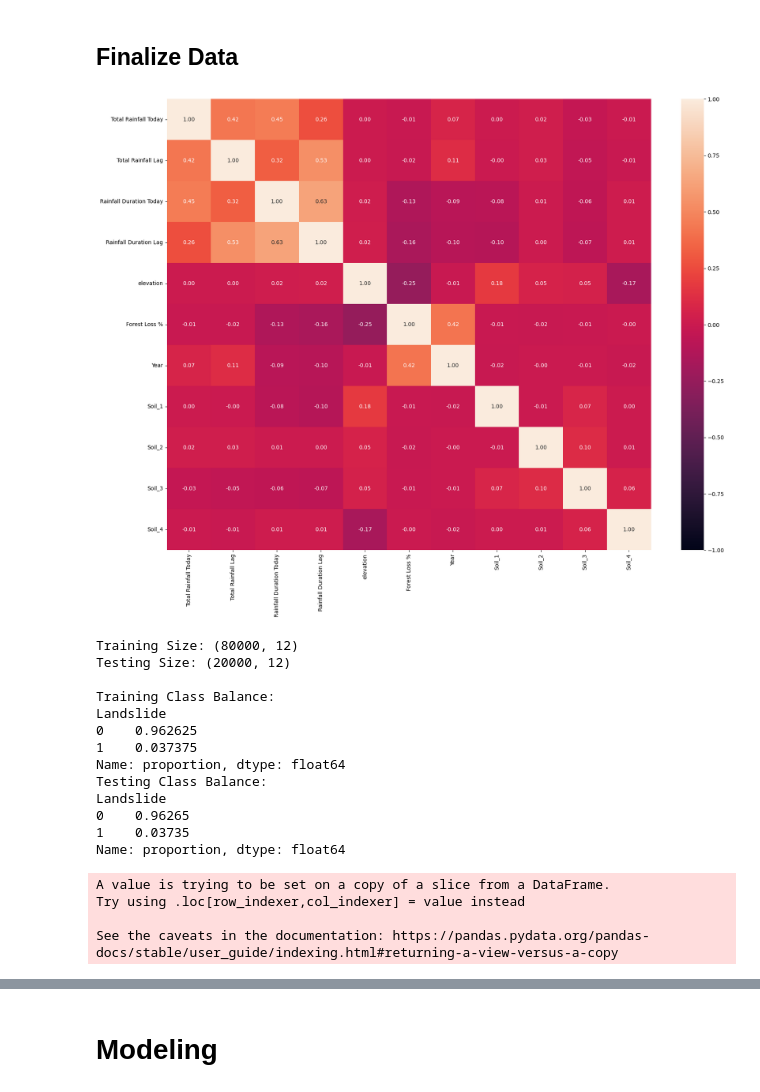
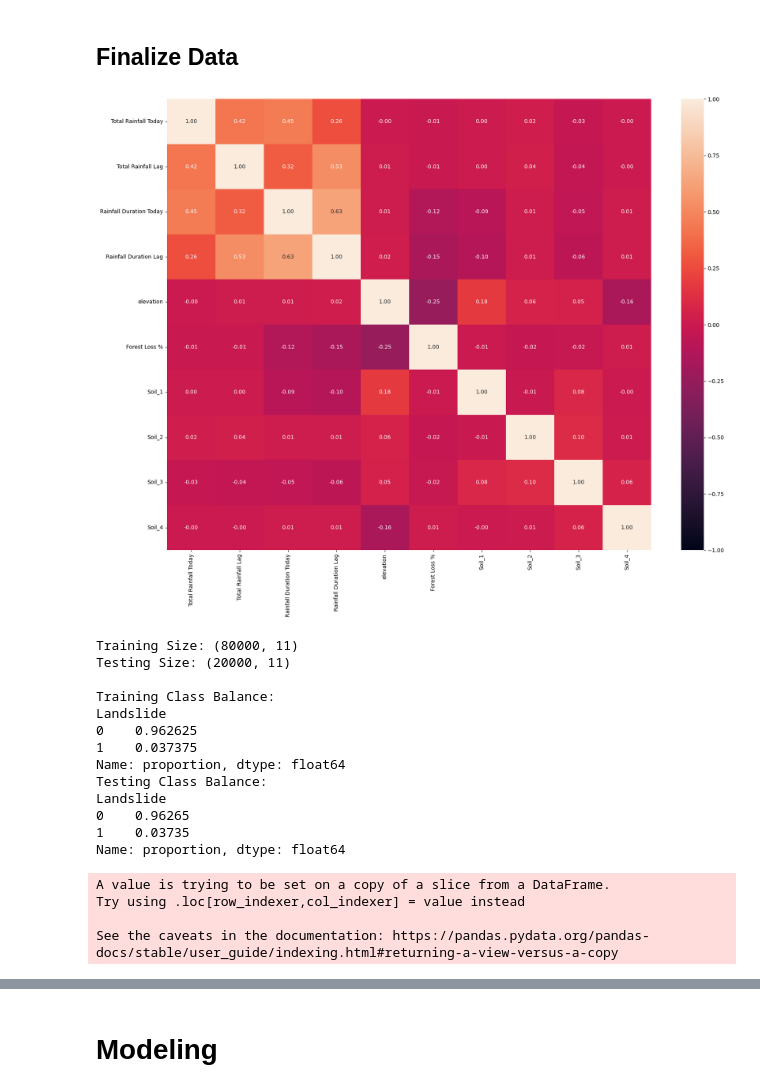
Before and after one commit to ryandschaefer/colombia-landslides, a Jupyter notebook: src/modeling.ipynb, the cells around one changed output, grey strips where cells are left out. Saved outputs shown, nothing was run; the diff lists cells and outputs as text; code cells hidden in the pictures.

```diff
--- a/src/modeling.ipynb
+++ b/src/modeling.ipynb
@@ -133,19 +133,19 @@ Name: proportion, dtype: float64
 # %%
 feature_cols = [
     "Total Rainfall Today", "Total Rainfall Lag", "Rainfall Duration Today", "Rainfall Duration Lag",
-    "elevation", "Forest Loss %", "Year",
+    "elevation", "Forest Loss %",
     "Soil_1", "Soil_2", "Soil_3", "Soil_4"
 ]
 outcome_col = "Landslide"
 
 df_features = df_sample[feature_cols]
 
 plt.figure(figsize = (20, 15))
 sns.heatmap(df_features.corr(), annot=True, fmt=".2f", vmin = -1, vmax = 1)
 
 plt.show()
 # %% [output]
-[figure, old version]
+[figure, new version]
 # %%
 df_features[outcome_col] = df_sample[outcome_col]
 
@@ -159,8 +159,8 @@ print()
 print("Training Class Balance:", df_train[outcome_col].value_counts(normalize = True), sep = "\n")
 print("Testing Class Balance:", df_test[outcome_col].value_counts(normalize = True), sep = "\n")
 # %% [output]
-Training Size: (80000, 12)
-Testing Size: (20000, 12)
+Training Size: (80000, 11)
+Testing Size: (20000, 11)
 
 Training Class Balance:
 Landslide
```
Also changed, not shown: parts of 27 cells of this notebook, 7 other files.
